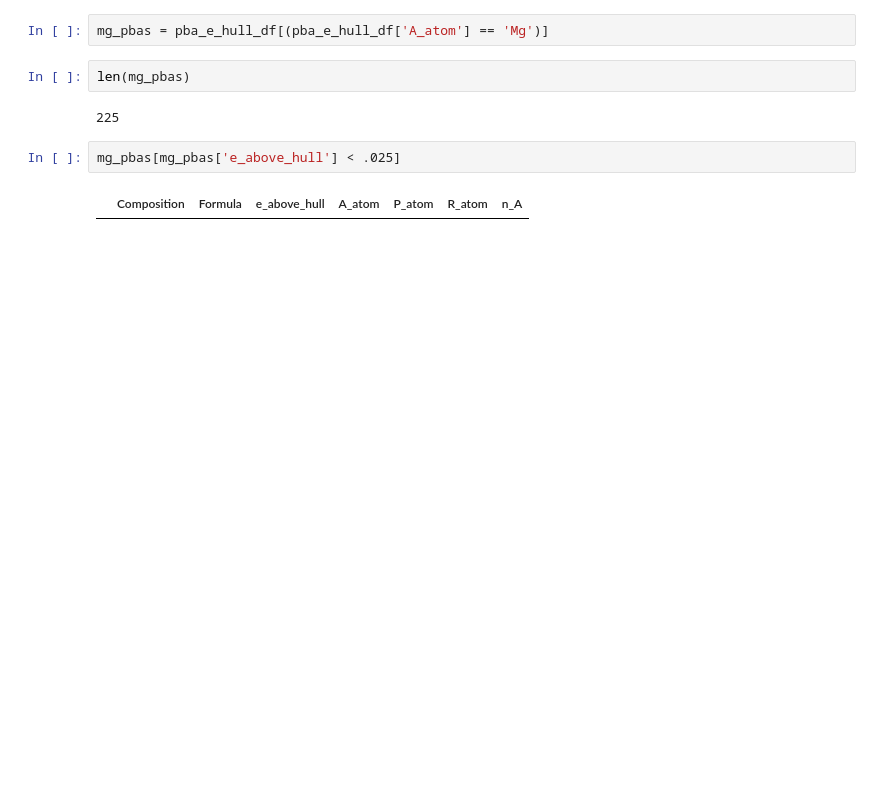
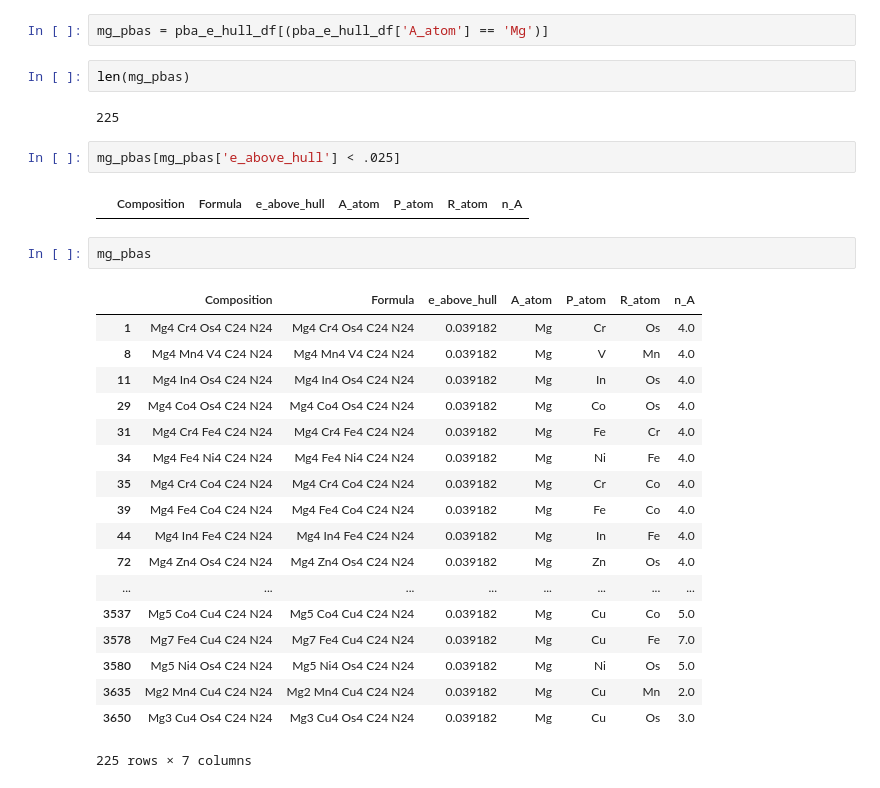
Before and after one commit to ewoodbury/my_pba_analysis, a Jupyter notebook: 03 - PBA Analysis.ipynb, the cells around one changed output. Saved outputs shown, nothing was run; the diff lists cells and outputs as text; blank space fills up the shorter version.

```diff
--- a/03 - PBA Analysis.ipynb
+++ b/03 - PBA Analysis.ipynb
@@ -73,3 +94,24 @@ len(mg_pbas)
 mg_pbas[mg_pbas['e_above_hull'] < .025]
 # %% [output]
 |  | Composition | Formula | e_above_hull | A_atom | P_atom | R_atom | n_A |
+# %%
+mg_pbas
+# %% [output]
+|  | Composition | Formula | e_above_hull | A_atom | P_atom | R_atom | n_A |
+| 1 | Mg4 Cr4 Os4 C24 N24 | Mg4 Cr4 Os4 C24 N24 | 0.039182 | Mg | Cr | Os | 4.0 |
+| 8 | Mg4 Mn4 V4 C24 N24 | Mg4 Mn4 V4 C24 N24 | 0.039182 | Mg | V | Mn | 4.0 |
+| 11 | Mg4 In4 Os4 C24 N24 | Mg4 In4 Os4 C24 N24 | 0.039182 | Mg | In | Os | 4.0 |
+| 29 | Mg4 Co4 Os4 C24 N24 | Mg4 Co4 Os4 C24 N24 | 0.039182 | Mg | Co | Os | 4.0 |
+| 31 | Mg4 Cr4 Fe4 C24 N24 | Mg4 Cr4 Fe4 C24 N24 | 0.039182 | Mg | Fe | Cr | 4.0 |
+| 34 | Mg4 Fe4 Ni4 C24 N24 | Mg4 Fe4 Ni4 C24 N24 | 0.039182 | Mg | Ni | Fe | 4.0 |
+| 35 | Mg4 Cr4 Co4 C24 N24 | Mg4 Cr4 Co4 C24 N24 | 0.039182 | Mg | Cr | Co | 4.0 |
+| 39 | Mg4 Fe4 Co4 C24 N24 | Mg4 Fe4 Co4 C24 N24 | 0.039182 | Mg | Fe | Co | 4.0 |
+| 44 | Mg4 In4 Fe4 C24 N24 | Mg4 In4 Fe4 C24 N24 | 0.039182 | Mg | In | Fe | 4.0 |
+| 72 | Mg4 Zn4 Os4 C24 N24 | Mg4 Zn4 Os4 C24 N24 | 0.039182 | Mg | Zn | Os | 4.0 |
+| ... | ... | ... | ... | ... | ... | ... | ... |
+| 3537 | Mg5 Co4 Cu4 C24 N24 | Mg5 Co4 Cu4 C24 N24 | 0.039182 | Mg | Cu | Co | 5.0 |
+| 3578 | Mg7 Fe4 Cu4 C24 N24 | Mg7 Fe4 Cu4 C24 N24 | 0.039182 | Mg | Cu | Fe | 7.0 |
+| 3580 | Mg5 Ni4 Os4 C24 N24 | Mg5 Ni4 Os4 C24 N24 | 0.039182 | Mg | Ni | Os | 5.0 |
+| 3635 | Mg2 Mn4 Cu4 C24 N24 | Mg2 Mn4 Cu4 C24 N24 | 0.039182 | Mg | Cu | Mn | 2.0 |
+| 3650 | Mg3 Cu4 Os4 C24 N24 | Mg3 Cu4 Os4 C24 N24 | 0.039182 | Mg | Cu | Os | 3.0 |
+225 rows × 7 columns
```
Also changed, not shown: parts of 9 cells of this notebook.
